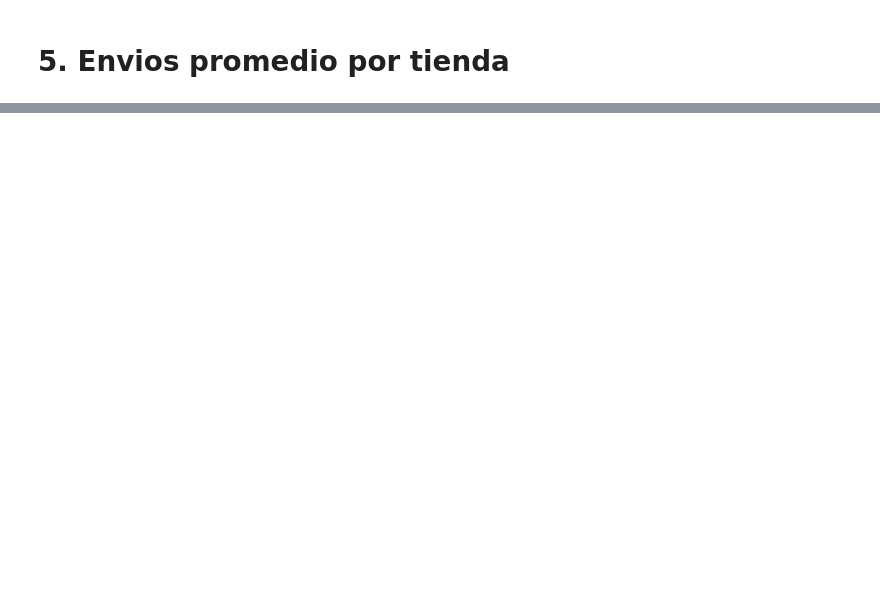
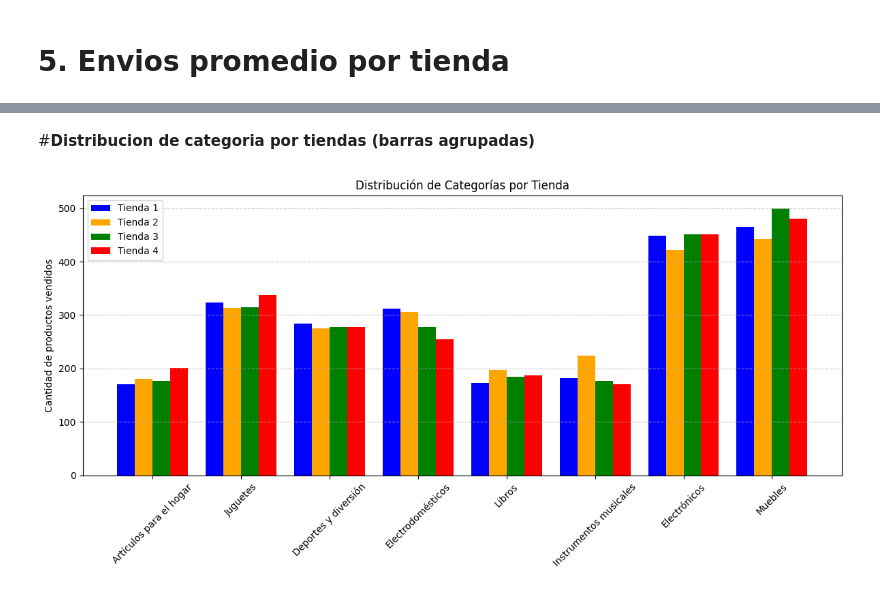
Before and after one commit to Diana13Delgado/Challenge-Alura-Store, a Jupyter notebook: AluraStoreLatam.ipynb, the cells around one changed output, grey strips where cells are left out. Drawn from its saved outputs; the diff is of its cells as text; code cells hidden in the pictures; blank space fills up the shorter version.

```diff
--- a/AluraStoreLatam.ipynb
+++ b/AluraStoreLatam.ipynb
@@ -113,0 +175,36 @@ Calificación promedio Tienda 4: 4.00
+# %% [markdown]
+#**Distribucion de categoria por tiendas (barras agrupadas)**
+# %%
+# Obtener categorías únicas combinadas de las 4 tiendas
+categorias = list(set(tienda['Categoría del Producto'].unique()) | set(tienda2['Categoría del Producto'].unique()) | set(tienda3['Categoría del Producto'].unique()) | set(tienda4['Categoría del Producto'].unique()))
+
+# Contar ventas por categoría en cada tienda (llenar 0 si no existe)
+def contar_por_categoria(df):
+    conteo = df['Categoría del Producto'].value_counts()
+    return [conteo.get(cat, 0) for cat in categorias]
+
+ventas_t1 = contar_por_categoria(tienda)
+ventas_t2 = contar_por_categoria(tienda2)
+ventas_t3 = contar_por_categoria(tienda3)
+ventas_t4 = contar_por_categoria(tienda4)
+
+import numpy as np
+
+x = np.arange(len(categorias))
+ancho = 0.2
+
+plt.figure(figsize=(12,6))
+plt.bar(x - 1.5*ancho, ventas_t1, width=ancho, label='Tienda 1', color='blue')
+plt.bar(x - 0.5*ancho, ventas_t2, width=ancho, label='Tienda 2', color='orange')
+plt.bar(x + 0.5*ancho, ventas_t3, width=ancho, label='Tienda 3', color='green')
+plt.bar(x + 1.5*ancho, ventas_t4, width=ancho, label='Tienda 4', color='red')
+
+plt.xticks(x, categorias, rotation=45)
+plt.ylabel('Cantidad de productos vendidos')
+plt.title('Distribución de Categorías por Tienda')
+plt.legend()
+plt.tight_layout()
+plt.grid(axis='y', linestyle='--', alpha=0.7)
+plt.show()
+# %% [output]
+[figure, added]
```
Also changed, not shown: parts of 12 cells of this notebook.
